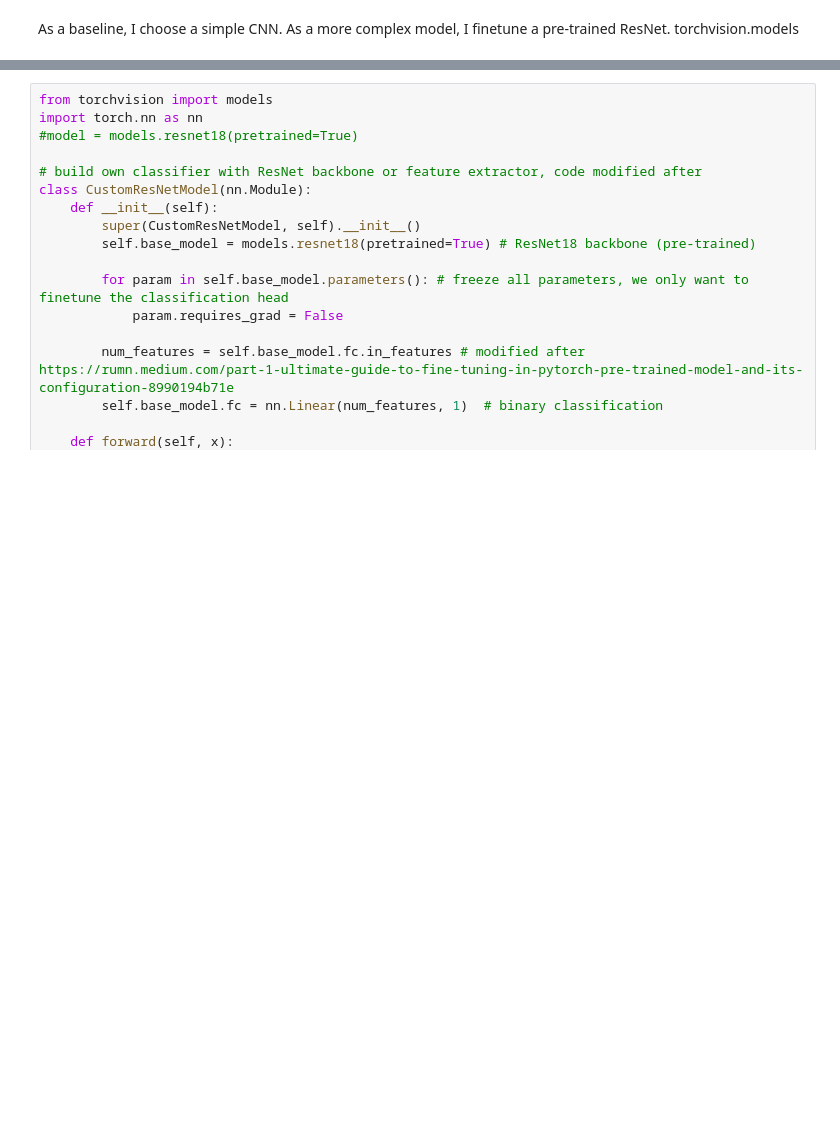
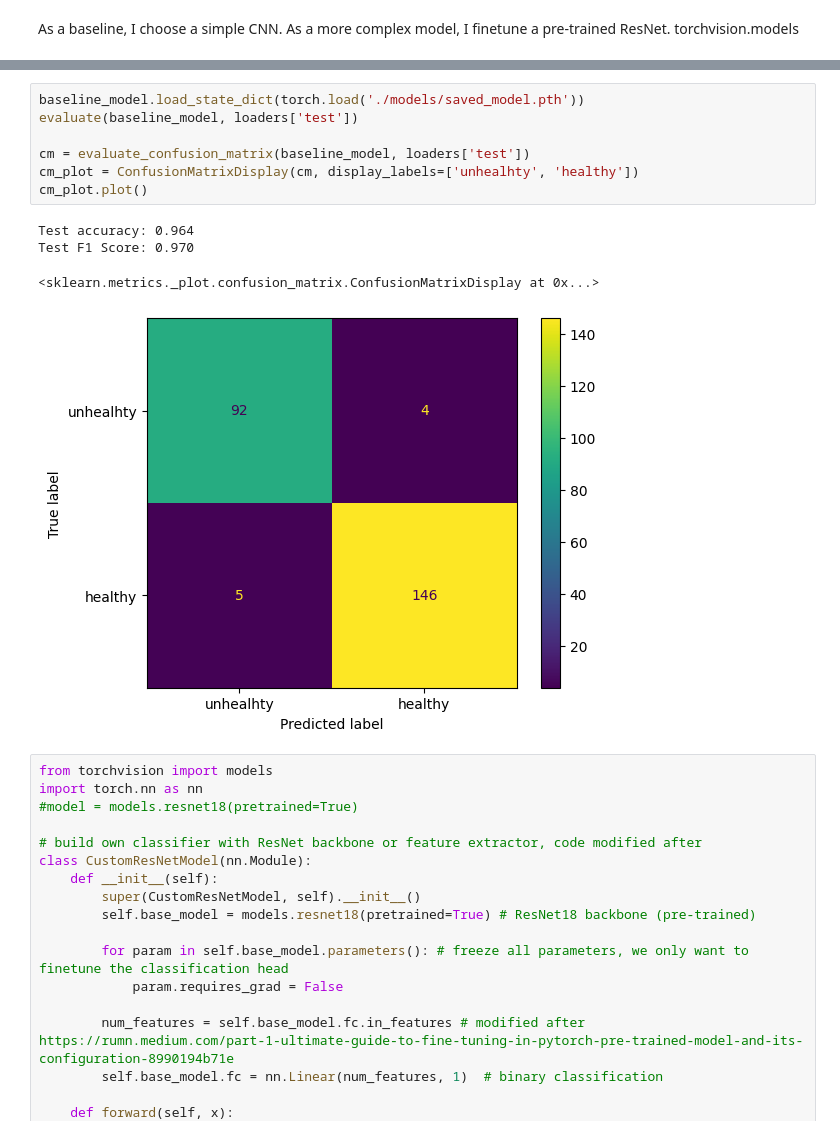
Before and after one commit to reascr/MSC-in-IT-and-Cognition, a Jupyter notebook: AppliedAI/Second_assignment_dataset_3.ipynb, the cells around one changed output, grey strips where cells are left out. Saved outputs shown, nothing was run; the diff lists cells and outputs as text; blank space fills up the shorter version.

```diff
--- a/AppliedAI/Second_assignment_dataset_3.ipynb
+++ b/AppliedAI/Second_assignment_dataset_3.ipynb
@@ -305,3 +497,15 @@ torchvision.models
+# %%
+baseline_model.load_state_dict(torch.load('./models/saved_model.pth'))
+evaluate(baseline_model, loaders['test'])
+
+cm = evaluate_confusion_matrix(baseline_model, loaders['test'])
+cm_plot = ConfusionMatrixDisplay(cm, display_labels=['unhealhty', 'healthy'])
+cm_plot.plot()
+# %% [output]
+Test accuracy: 0.964
+Test F1 Score: 0.970
+<sklearn.metrics._plot.confusion_matrix.ConfusionMatrixDisplay at 0x...>
+[figure, added]
 # %%
 from torchvision import models
 import torch.nn as nn
```
Also changed, not shown: parts of 7 cells of this notebook.
